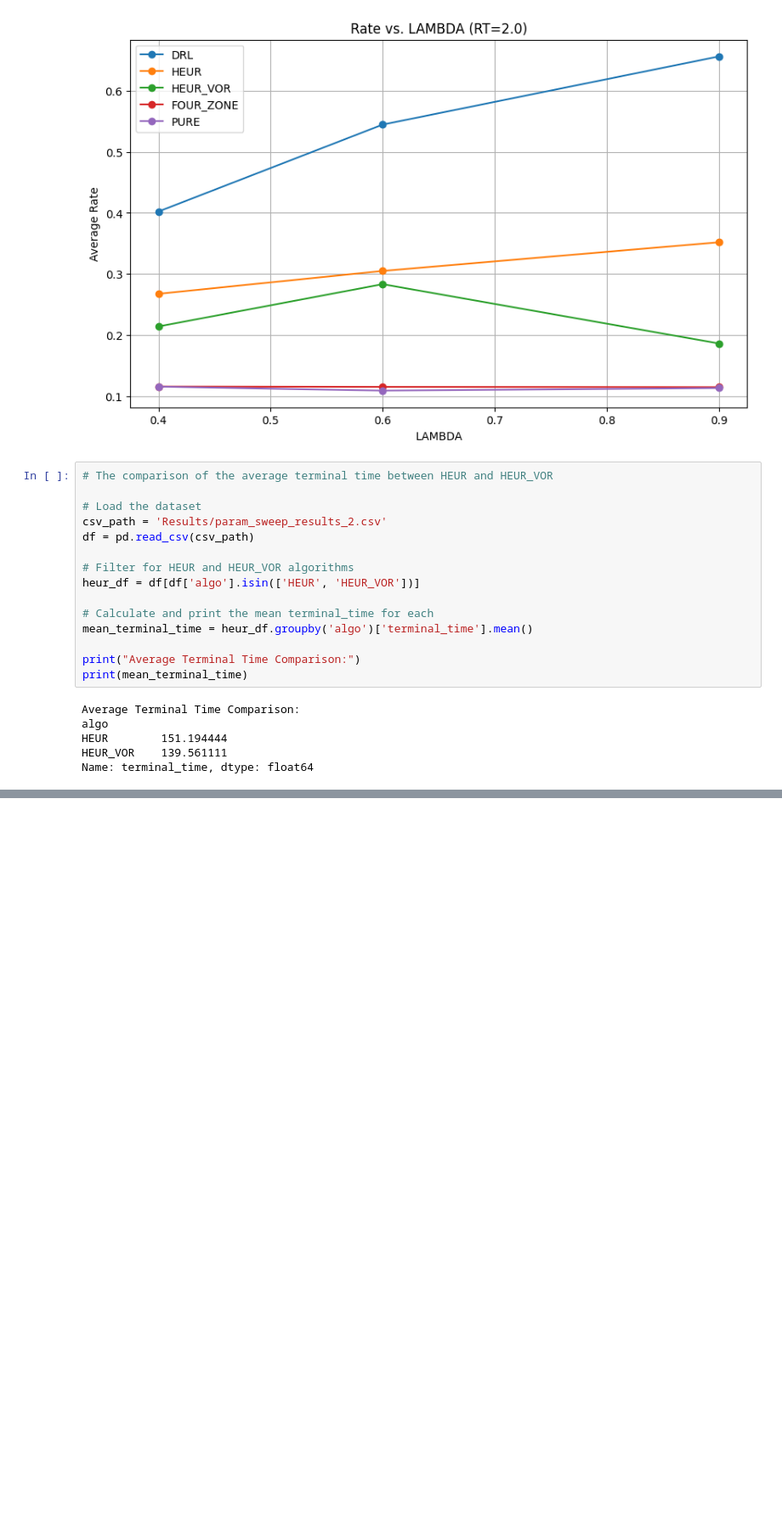
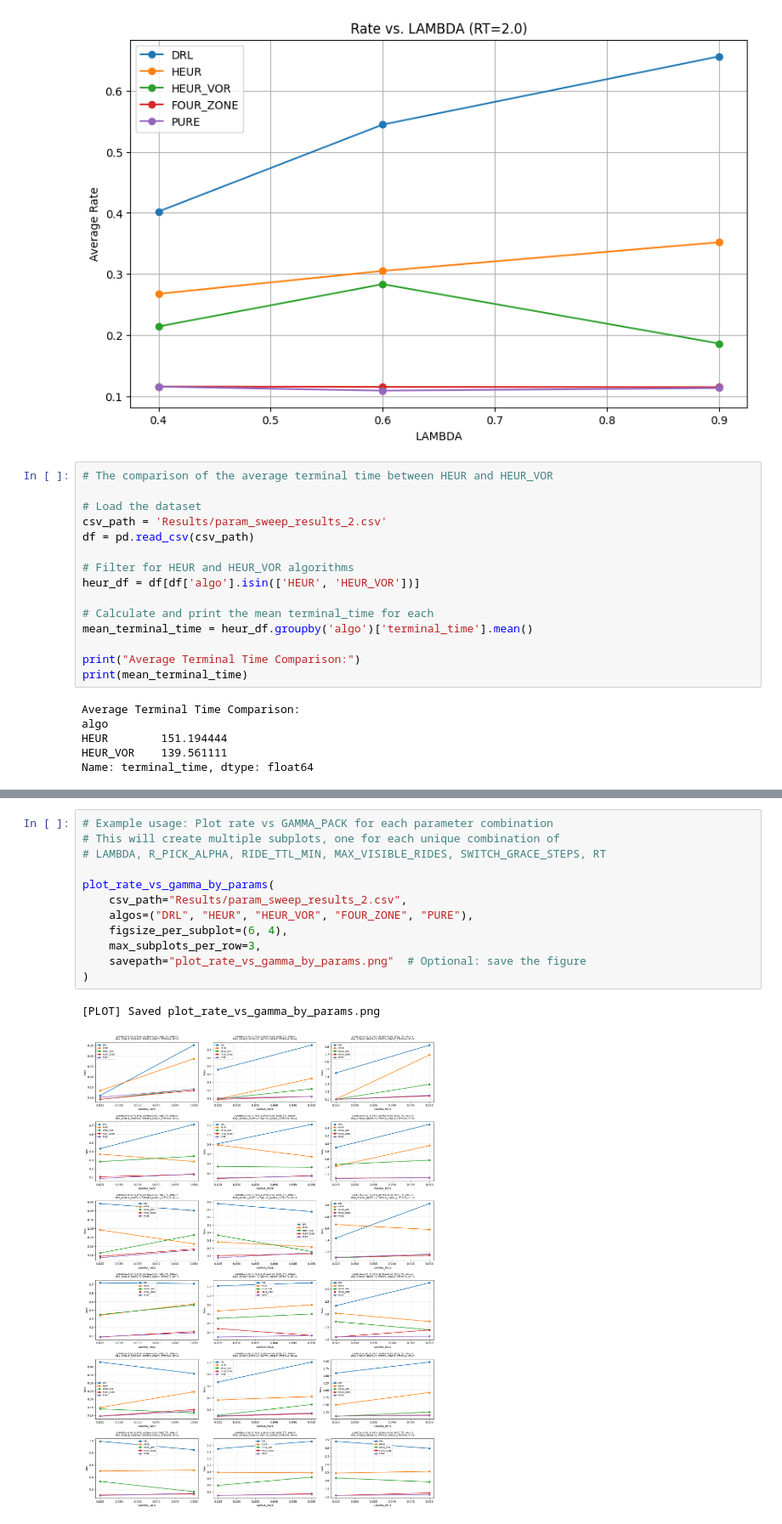
Before and after one commit to Alfredkkk/Last-mile-Logistics, a Jupyter notebook: test_ppo.ipynb, the cells around one changed output, grey strips where cells are left out. Shown at 85% size. Saved outputs shown, nothing was run; the diff lists cells and outputs as text; blank space fills up the shorter version.

Commit message:
More tests on the comparision of rate vs gamma. HVOR indeed outperforms HEUR some time when RT and gamma is small.

```diff
--- a/test_ppo.ipynb
+++ b/test_ppo.ipynb
@@ -1585,0 +1695,15 @@ Name: terminal_time, dtype: float64
+# %%
+# Example usage: Plot rate vs GAMMA_PACK for each parameter combination
+# This will create multiple subplots, one for each unique combination of
+# LAMBDA, R_PICK_ALPHA, RIDE_TTL_MIN, MAX_VISIBLE_RIDES, SWITCH_GRACE_STEPS, RT
+
+plot_rate_vs_gamma_by_params(
+    csv_path="Results/param_sweep_results_2.csv",
+    algos=("DRL", "HEUR", "HEUR_VOR", "FOUR_ZONE", "PURE"),
+    figsize_per_subplot=(6, 4),
+    max_subplots_per_row=3,
+    savepath="plot_rate_vs_gamma_by_params.png"  # Optional: save the figure
+)
+# %% [output]
+[PLOT] Saved plot_rate_vs_gamma_by_params.png
+[figure, added]
```
Also changed, not shown: parts of 1 cell of this notebook, 1 other file.
